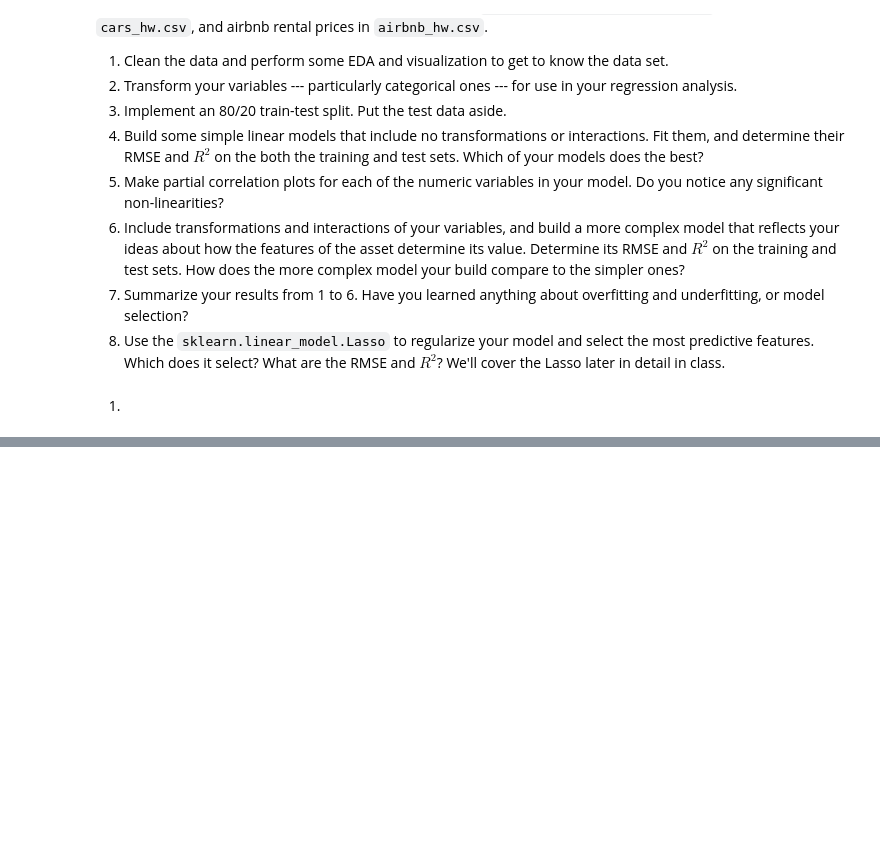
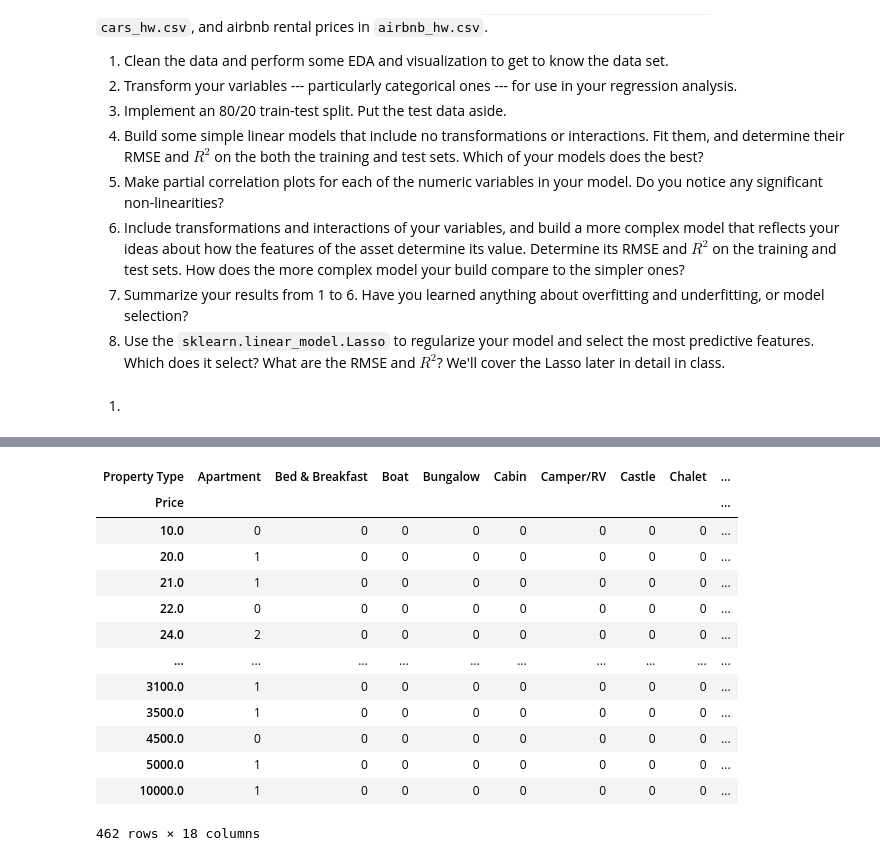
Before and after one commit to mchen899923/lab_hedonic_pricing, a Jupyter notebook: lab_notebook.ipynb, the cells around one changed output, grey strips where cells are left out. Saved outputs shown, nothing was run; the diff lists cells and outputs as text; code cells hidden in the pictures; blank space fills up the shorter version.

```diff
--- a/lab_notebook.ipynb
+++ b/lab_notebook.ipynb
@@ -75,0 +86,17 @@ plt.show()
+# %%
+pd.crosstab(airbnb2_df['Price'], airbnb2_df['Property Type']) #Crosstab
+# %% [output]
+| Property Type | Apartment | Bed & Breakfast | Boat | Bungalow | Cabin | Camper/RV | Castle | Chalet | ... |
+| Price |  |  |  |  |  |  |  |  | ... |
+| 10.0 | 0 | 0 | 0 | 0 | 0 | 0 | 0 | 0 | ... |
+| 20.0 | 1 | 0 | 0 | 0 | 0 | 0 | 0 | 0 | ... |
+| 21.0 | 1 | 0 | 0 | 0 | 0 | 0 | 0 | 0 | ... |
+| 22.0 | 0 | 0 | 0 | 0 | 0 | 0 | 0 | 0 | ... |
+| 24.0 | 2 | 0 | 0 | 0 | 0 | 0 | 0 | 0 | ... |
+| ... | ... | ... | ... | ... | ... | ... | ... | ... | ... |
+| 3100.0 | 1 | 0 | 0 | 0 | 0 | 0 | 0 | 0 | ... |
+| 3500.0 | 1 | 0 | 0 | 0 | 0 | 0 | 0 | 0 | ... |
+| 4500.0 | 0 | 0 | 0 | 0 | 0 | 0 | 0 | 0 | ... |
+| 5000.0 | 1 | 0 | 0 | 0 | 0 | 0 | 0 | 0 | ... |
+| 10000.0 | 1 | 0 | 0 | 0 | 0 | 0 | 0 | 0 | ... |
+462 rows × 18 columns
```
Also changed, not shown: parts of 12 cells of this notebook.
